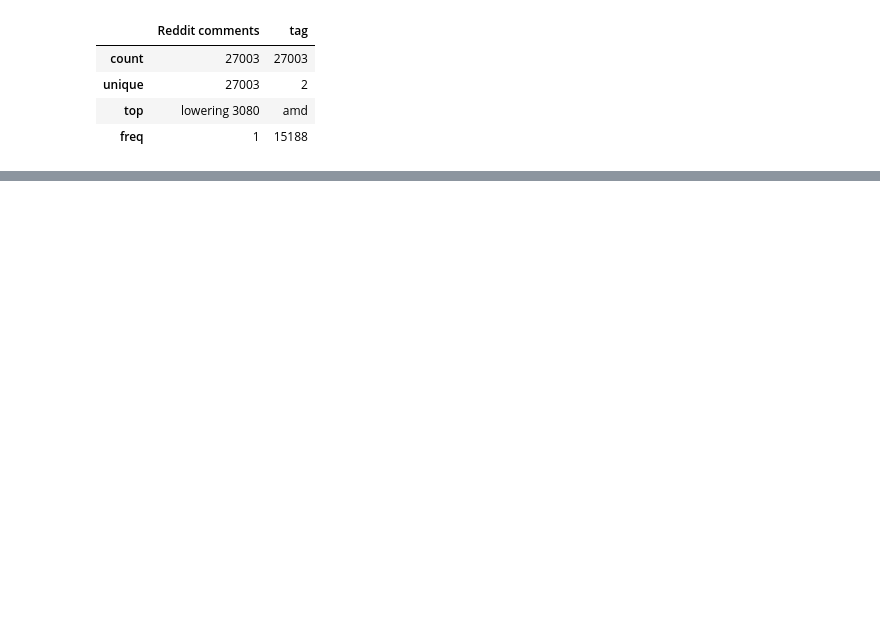
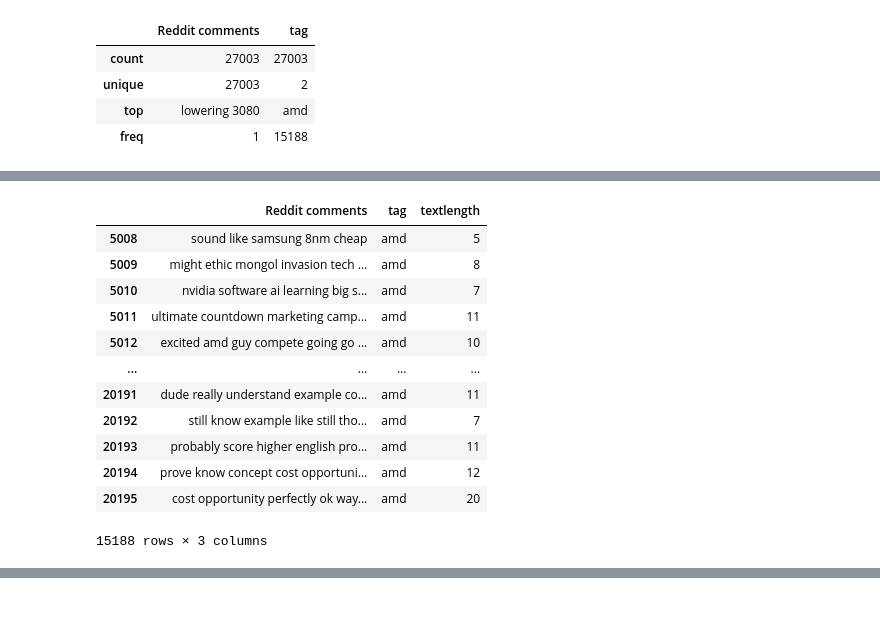
Before and after one commit to kumereshN/dsiprojects, a Jupyter notebook: capstone/01_Capstone_Data_Extraction_Reddit.ipynb, the cells around one changed output, grey strips where cells are left out. Saved outputs shown, nothing was run; the diff lists cells and outputs as text; code cells hidden in the pictures; blank space fills up the shorter version.

```diff
--- a/capstone/01_Capstone_Data_Extraction_Reddit.ipynb
+++ b/capstone/01_Capstone_Data_Extraction_Reddit.ipynb
@@ -440,0 +489,17 @@ In the dataset, around 53% of the comments were from AMD and the Hardware subred
+# %%
+amd_df = pd.concat([amd_df, textlength], axis=1)
+amd_df
+# %% [output]
+|  | Reddit comments | tag | textlength |
+| 5008 | sound like samsung 8nm cheap | amd | 5 |
+| 5009 | might ethic mongol invasion tech ... | amd | 8 |
+| 5010 | nvidia software ai learning big s... | amd | 7 |
+| 5011 | ultimate countdown marketing camp... | amd | 11 |
+| 5012 | excited amd guy compete going go ... | amd | 10 |
+| ... | ... | ... | ... |
+| 20191 | dude really understand example co... | amd | 11 |
+| 20192 | still know example like still tho... | amd | 7 |
+| 20193 | probably score higher english pro... | amd | 11 |
+| 20194 | prove know concept cost opportuni... | amd | 12 |
+| 20195 | cost opportunity perfectly ok way... | amd | 20 |
+15188 rows × 3 columns
```
Also changed, not shown: parts of 15 cells of this notebook.
